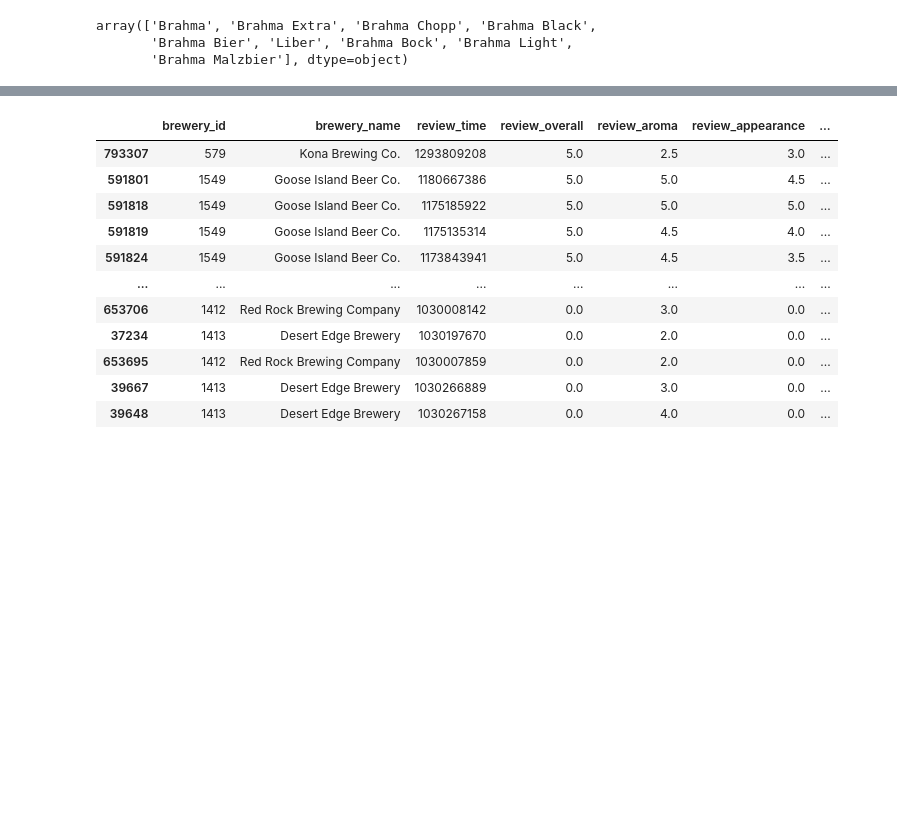
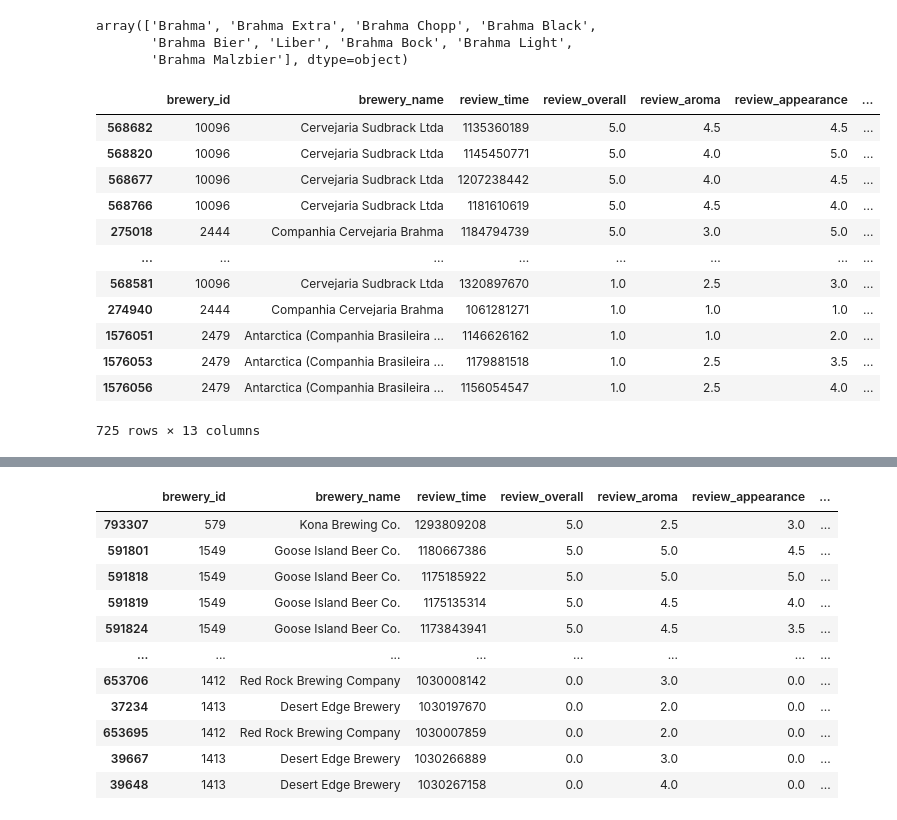
Before and after one commit to fea-dev-usp/analise-da-breja, a Jupyter notebook: Notas de Breja por Cervejaria.ipynb, the cells around one changed output, grey strips where cells are left out. Drawn from its saved outputs; the diff is of its cells as text; code cells hidden in the pictures; blank space fills up the shorter version.

Commit message:
ranqueamento de cervejas brasileiras

```diff
--- a/Notas de Breja por Cervejaria.ipynb
+++ b/Notas de Breja por Cervejaria.ipynb
@@ -286,3 +286,26 @@ data[data['brewery_name'] == 'Companhia Cervejaria Brahma']['beer_name'].unique(
 array(['Brahma', 'Brahma Extra', 'Brahma Chopp', 'Brahma Black',
        'Brahma Bier', 'Liber', 'Brahma Bock', 'Brahma Light',
        'Brahma Malzbier'], dtype=object)
+# %%
+# Criando uma lista com os nomes das cervejarias brasileiras encontradas anteriormente
+cervejarias_brasileiras = ['Cervejaria Colorado', 'Cervejaria Sudbrack Ltda', 'Cervejarias Reunidas Skol-Caracu', 'Antarctica (Companhia Brasileira De Bebidas)', 'Companhia Cervejaria Brahma']
+
+# Filtrando o dataframe original a fim de vermos apenas as cervejas nacionais contidas nele
+cervejas_nacionais = data[data['brewery_name'].isin(cervejarias_brasileiras)]
+
+# Verificando essa nova base
+display(cervejas_nacionais.sort_values(by='review_overall', ascending=False))
+# %% [output]
+|  | brewery_id | brewery_name | review_time | review_overall | review_aroma | review_appearance | ... |
+| 568682 | 10096 | Cervejaria Sudbrack Ltda | 1135360189 | 5.0 | 4.5 | 4.5 | ... |
+| 568820 | 10096 | Cervejaria Sudbrack Ltda | 1145450771 | 5.0 | 4.0 | 5.0 | ... |
+| 568677 | 10096 | Cervejaria Sudbrack Ltda | 1207238442 | 5.0 | 4.0 | 4.5 | ... |
+| 568766 | 10096 | Cervejaria Sudbrack Ltda | 1181610619 | 5.0 | 4.5 | 4.0 | ... |
+| 275018 | 2444 | Companhia Cervejaria Brahma | 1184794739 | 5.0 | 3.0 | 5.0 | ... |
+| ... | ... | ... | ... | ... | ... | ... | ... |
+| 568581 | 10096 | Cervejaria Sudbrack Ltda | 1320897670 | 1.0 | 2.5 | 3.0 | ... |
+| 274940 | 2444 | Companhia Cervejaria Brahma | 1061281271 | 1.0 | 1.0 | 1.0 | ... |
+| 1576051 | 2479 | Antarctica (Companhia Brasileira ... | 1146626162 | 1.0 | 1.0 | 2.0 | ... |
+| 1576053 | 2479 | Antarctica (Companhia Brasileira ... | 1179881518 | 1.0 | 2.5 | 3.5 | ... |
+| 1576056 | 2479 | Antarctica (Companhia Brasileira ... | 1156054547 | 1.0 | 2.5 | 4.0 | ... |
+725 rows × 13 columns
```
Also changed, not shown: parts of 4 cells of this notebook.
